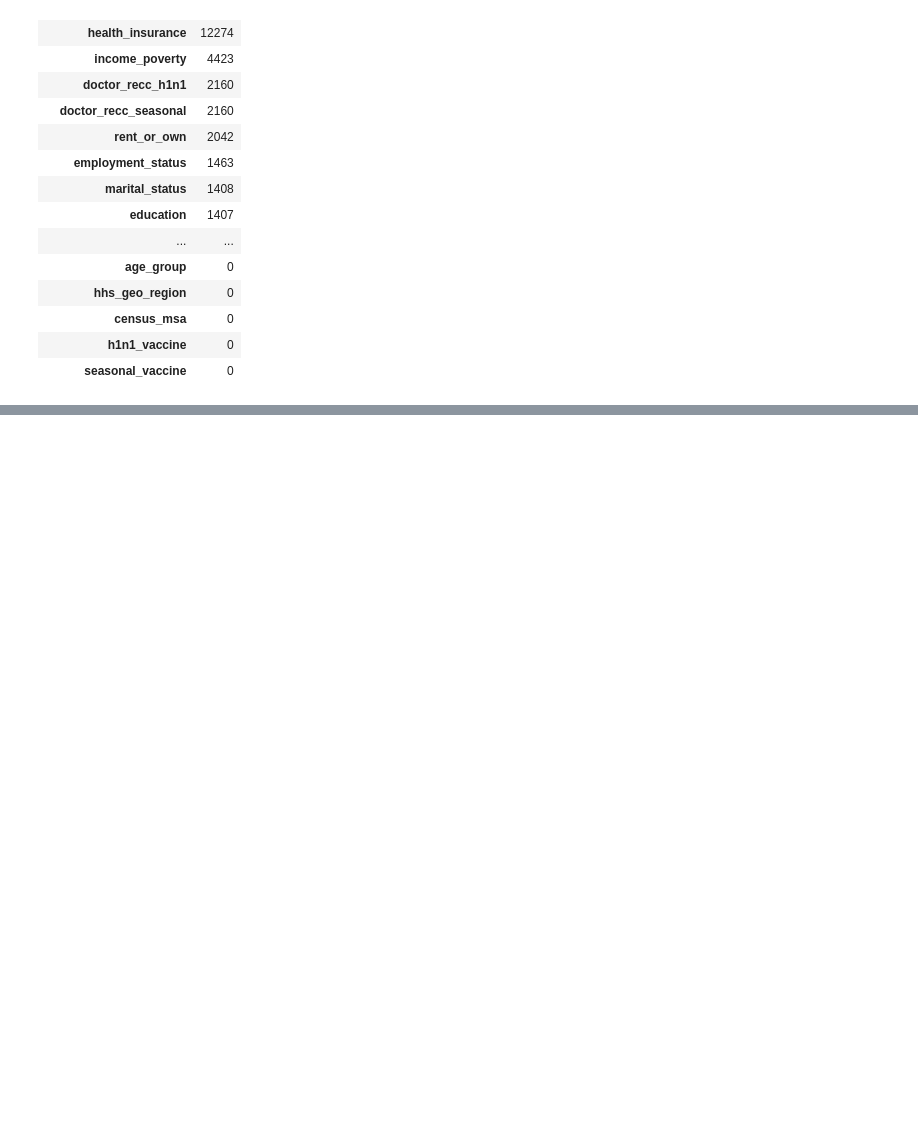
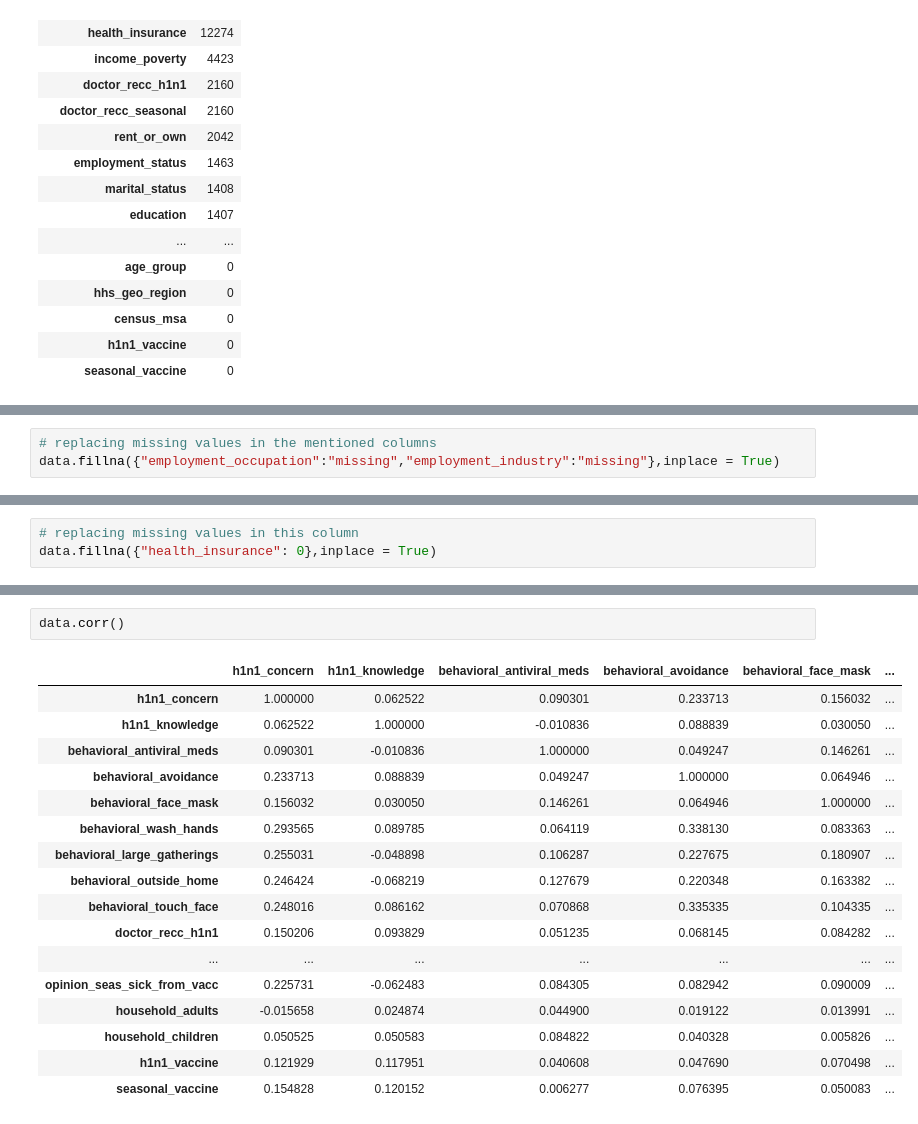
Before and after one commit to ngili/Predicting-H1N1-and-Seasonal-Flu-Vaccinations, a Jupyter notebook: analysis.ipynb, the cells around one changed output, grey strips where cells are left out. Saved outputs shown, nothing was run; the diff lists cells and outputs as text; blank space fills up the shorter version.

```diff
--- a/analysis.ipynb
+++ b/analysis.ipynb
@@ -183,0 +219,3 @@ missing
+# %%
+# replacing missing values in the mentioned columns
+data.fillna({"employment_occupation":"missing","employment_industry":"missing"},inplace = True)
@@ -183,0 +225,3 @@ missing
+# %%
+# replacing missing values in this column
+data.fillna({"health_insurance": 0},inplace = True)
@@ -183,0 +283,20 @@ missing
+# %%
+data.corr()
+# %% [output]
+|  | h1n1_concern | h1n1_knowledge | behavioral_antiviral_meds | behavioral_avoidance | behavioral_face_mask | ... |
+| h1n1_concern | 1.000000 | 0.062522 | 0.090301 | 0.233713 | 0.156032 | ... |
+| h1n1_knowledge | 0.062522 | 1.000000 | -0.010836 | 0.088839 | 0.030050 | ... |
+| behavioral_antiviral_meds | 0.090301 | -0.010836 | 1.000000 | 0.049247 | 0.146261 | ... |
+| behavioral_avoidance | 0.233713 | 0.088839 | 0.049247 | 1.000000 | 0.064946 | ... |
+| behavioral_face_mask | 0.156032 | 0.030050 | 0.146261 | 0.064946 | 1.000000 | ... |
+| behavioral_wash_hands | 0.293565 | 0.089785 | 0.064119 | 0.338130 | 0.083363 | ... |
+| behavioral_large_gatherings | 0.255031 | -0.048898 | 0.106287 | 0.227675 | 0.180907 | ... |
+| behavioral_outside_home | 0.246424 | -0.068219 | 0.127679 | 0.220348 | 0.163382 | ... |
+| behavioral_touch_face | 0.248016 | 0.086162 | 0.070868 | 0.335335 | 0.104335 | ... |
+| doctor_recc_h1n1 | 0.150206 | 0.093829 | 0.051235 | 0.068145 | 0.084282 | ... |
+| ... | ... | ... | ... | ... | ... | ... |
+| opinion_seas_sick_from_vacc | 0.225731 | -0.062483 | 0.084305 | 0.082942 | 0.090009 | ... |
+| household_adults | -0.015658 | 0.024874 | 0.044900 | 0.019122 | 0.013991 | ... |
+| household_children | 0.050525 | 0.050583 | 0.084822 | 0.040328 | 0.005826 | ... |
+| h1n1_vaccine | 0.121929 | 0.117951 | 0.040608 | 0.047690 | 0.070498 | ... |
+| seasonal_vaccine | 0.154828 | 0.120152 | 0.006277 | 0.076395 | 0.050083 | ... |
```
Also changed, not shown: parts of 11 cells of this notebook.
